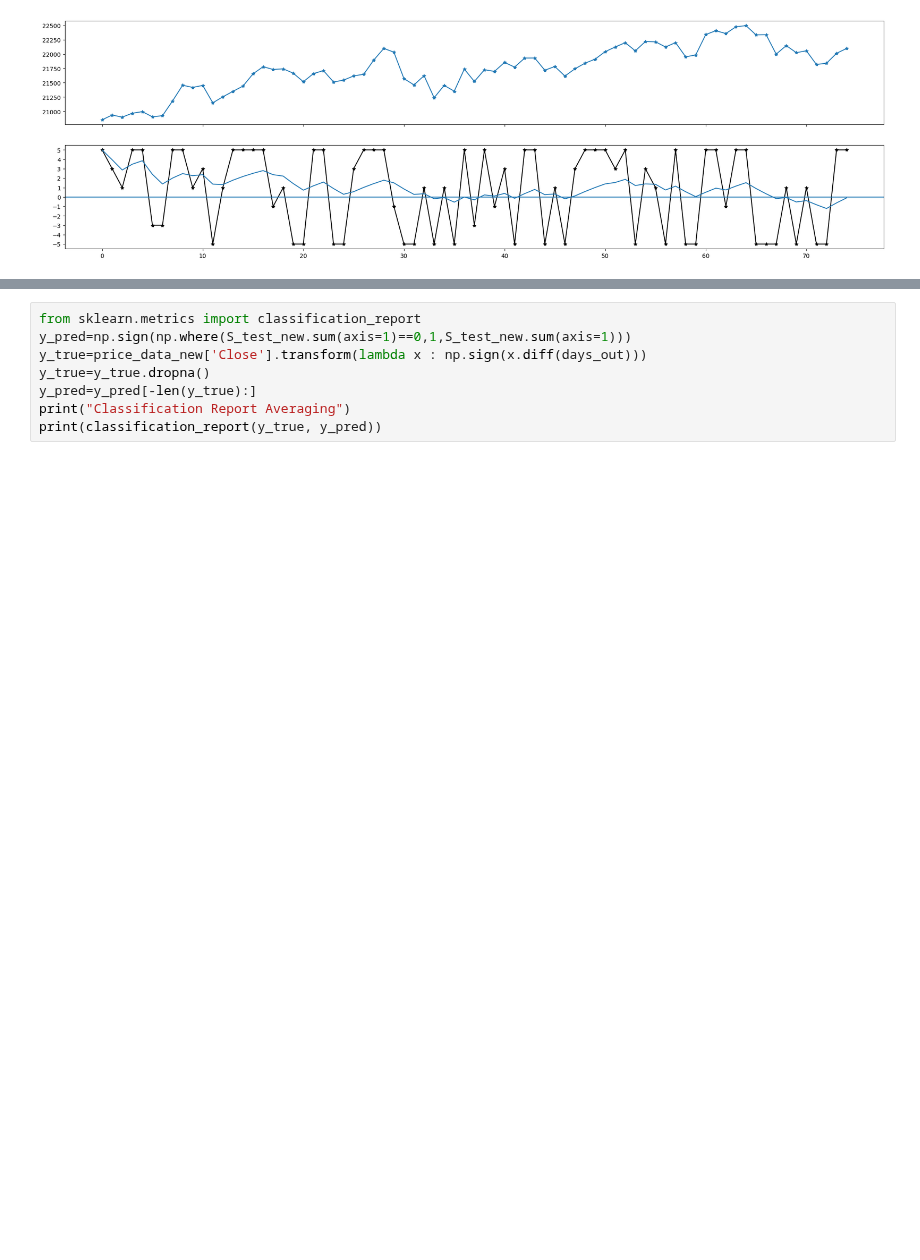
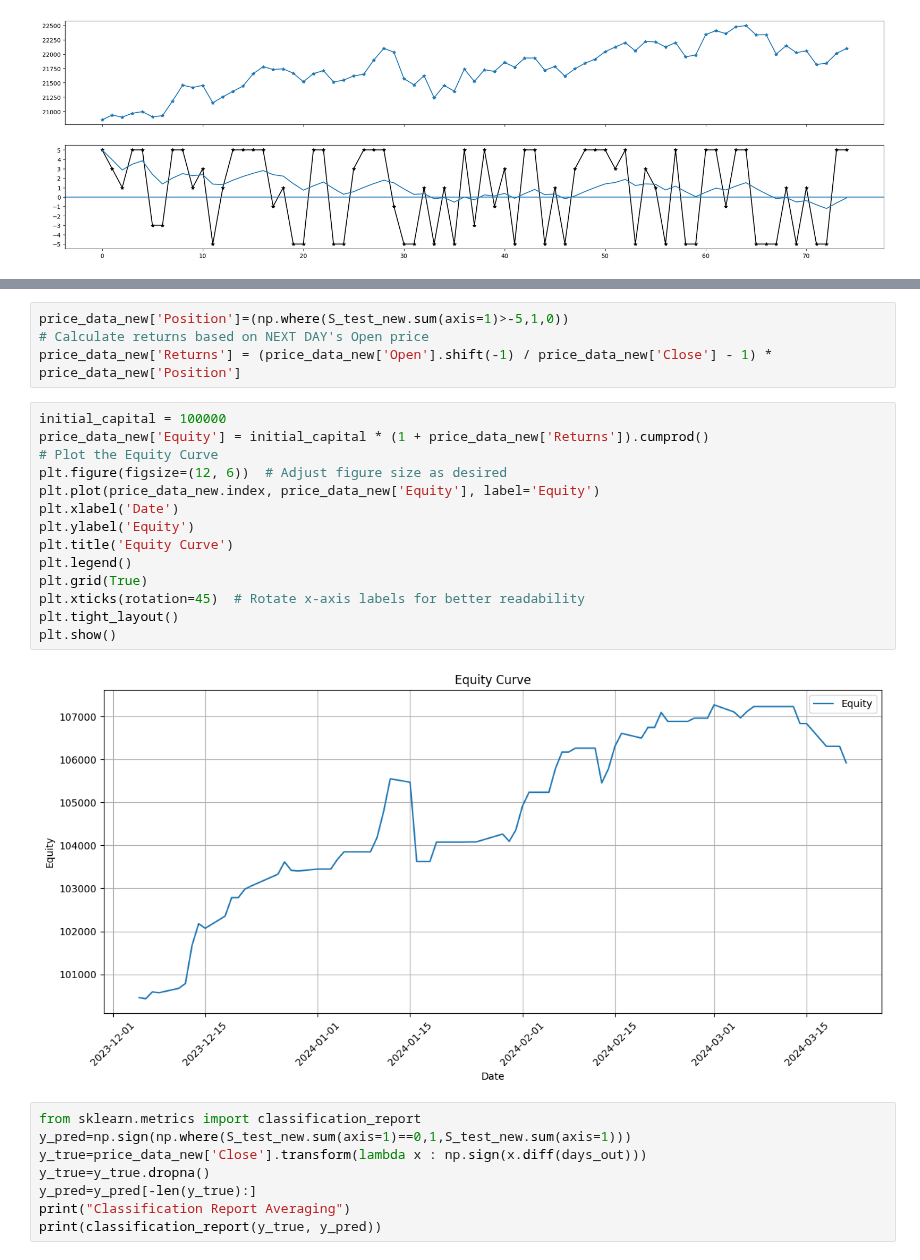
Before and after one commit to anirbanghoshsbi/.github.io, a Jupyter notebook: work/ML_classifier_averaging.ipynb, the cells around one changed output, grey strips where cells are left out. Saved outputs shown, nothing was run; the diff lists cells and outputs as text; blank space fills up the shorter version.

```diff
--- a/work/ML_classifier_averaging.ipynb
+++ b/work/ML_classifier_averaging.ipynb
@@ -552,3 +554,23 @@ ax[1].axhline(y=0);
+# %%
+price_data_new['Position']=(np.where(S_test_new.sum(axis=1)>-5,1,0))
+# Calculate returns based on NEXT DAY's Open price
+price_data_new['Returns'] = (price_data_new['Open'].shift(-1) / price_data_new['Close'] - 1) * price_data_new['Position']
+# %%
+initial_capital = 100000
+price_data_new['Equity'] = initial_capital * (1 + price_data_new['Returns']).cumprod()
+# Plot the Equity Curve
+plt.figure(figsize=(12, 6))  # Adjust figure size as desired
+plt.plot(price_data_new.index, price_data_new['Equity'], label='Equity')
+plt.xlabel('Date')
+plt.ylabel('Equity')
+plt.title('Equity Curve')
+plt.legend()
+plt.grid(True)
+plt.xticks(rotation=45)  # Rotate x-axis labels for better readability
+plt.tight_layout()
+plt.show()
+# %% [output]
+[figure, added]
 # %%
 from sklearn.metrics import classification_report
 y_pred=np.sign(np.where(S_test_new.sum(axis=1)==0,1,S_test_new.sum(axis=1)))
```
Also changed, not shown: parts of 5 cells of this notebook.
